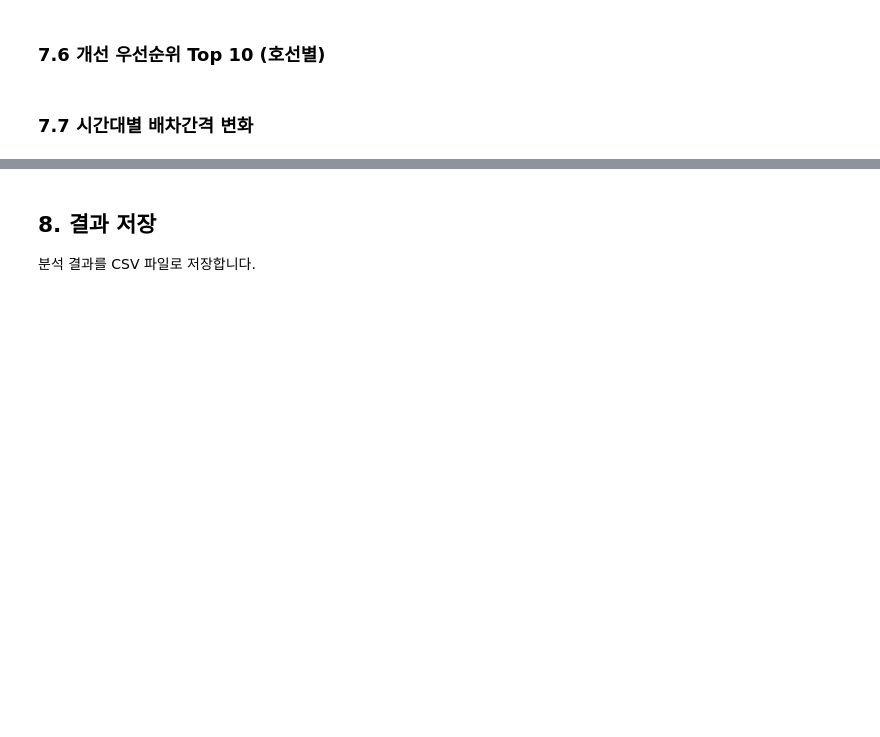
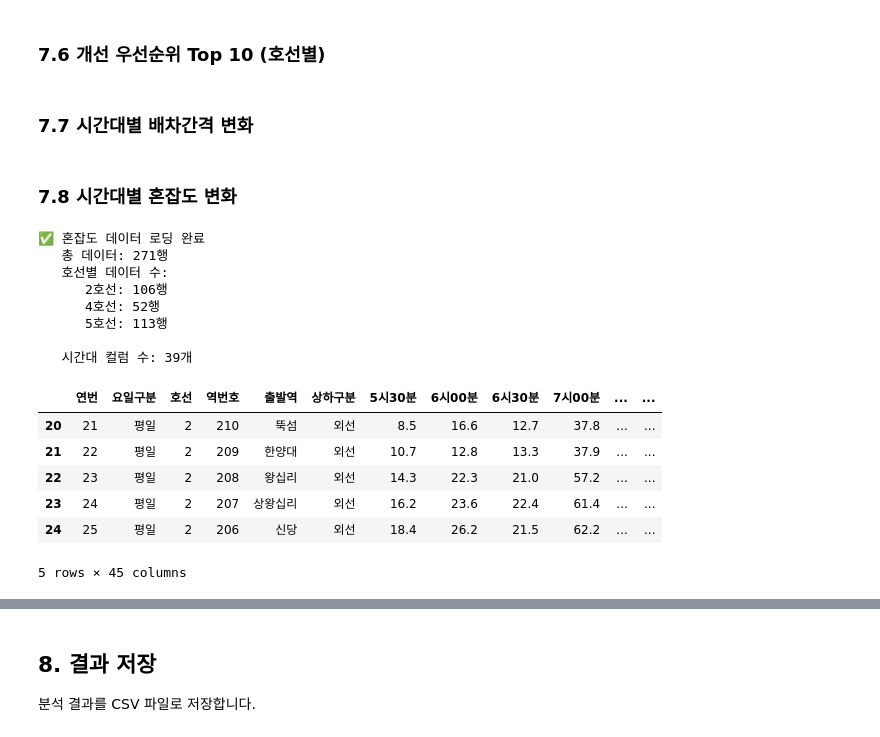
Before and after one commit to statrack2-team4/subway-congestion-analysis, a Jupyter notebook: notebooks/배차간격/4-2_4_5호선_종합분석.ipynb, the cells around one changed output, grey strips where cells are left out. Drawn from its saved outputs; the diff is of its cells as text; code cells hidden in the pictures; blank space fills up the shorter version.

```diff
--- a/notebooks/배차간격/4-2_4_5호선_종합분석.ipynb
+++ b/notebooks/배차간격/4-2_4_5호선_종합분석.ipynb
@@ -638,3 +651,41 @@ if hourly_data:
     fig.show()
 else:
     print('시간대별 데이터가 충분하지 않습니다.')
+# %% [markdown]
+### 7.8 시간대별 혼잡도 변화
+# %%
+# 혼잡도 데이터 로드
+CONGESTION_PATH = r'..\data\input\서울교통공사_지하철혼잡도정보_20250331.xlsx'
+df_cong = pd.read_excel(CONGESTION_PATH)
+
+# 2, 4, 5호선, 평일 데이터만 필터링
+df_cong_filtered = df_cong[(df_cong['호선'].isin([2, 4, 5])) & (df_cong['요일구분'] == '평일')].copy()
+
+print(f'✅ 혼잡도 데이터 로딩 완료')
+print(f'   총 데이터: {len(df_cong_filtered):,}행')
+print(f'   호선별 데이터 수:')
+for line in [2, 4, 5]:
+    count = len(df_cong_filtered[df_cong_filtered['호선'] == line])
+    print(f'      {line}호선: {count:,}행')
+
+# 시간대 컬럼 추출 (5시30분부터 23시30분까지)
+time_cols = [col for col in df_cong_filtered.columns if '시' in col and '분' in col]
+print(f'\n   시간대 컬럼 수: {len(time_cols)}개')
+
+df_cong_filtered.head()
+# %% [output]
+✅ 혼잡도 데이터 로딩 완료
+   총 데이터: 271행
+   호선별 데이터 수:
+      2호선: 106행
+      4호선: 52행
+      5호선: 113행
+
+   시간대 컬럼 수: 39개
+|  | 연번 | 요일구분 | 호선 | 역번호 | 출발역 | 상하구분 | 5시30분 | 6시00분 | 6시30분 | 7시00분 | ... | ... |
+| 20 | 21 | 평일 | 2 | 210 | 뚝섬 | 외선 | 8.5 | 16.6 | 12.7 | 37.8 | ... | ... |
+| 21 | 22 | 평일 | 2 | 209 | 한양대 | 외선 | 10.7 | 12.8 | 13.3 | 37.9 | ... | ... |
+| 22 | 23 | 평일 | 2 | 208 | 왕십리 | 외선 | 14.3 | 22.3 | 21.0 | 57.2 | ... | ... |
+| 23 | 24 | 평일 | 2 | 207 | 상왕십리 | 외선 | 16.2 | 23.6 | 22.4 | 61.4 | ... | ... |
+| 24 | 25 | 평일 | 2 | 206 | 신당 | 외선 | 18.4 | 26.2 | 21.5 | 62.2 | ... | ... |
+5 rows × 45 columns
```
Also changed, not shown: parts of 3 cells of this notebook.
